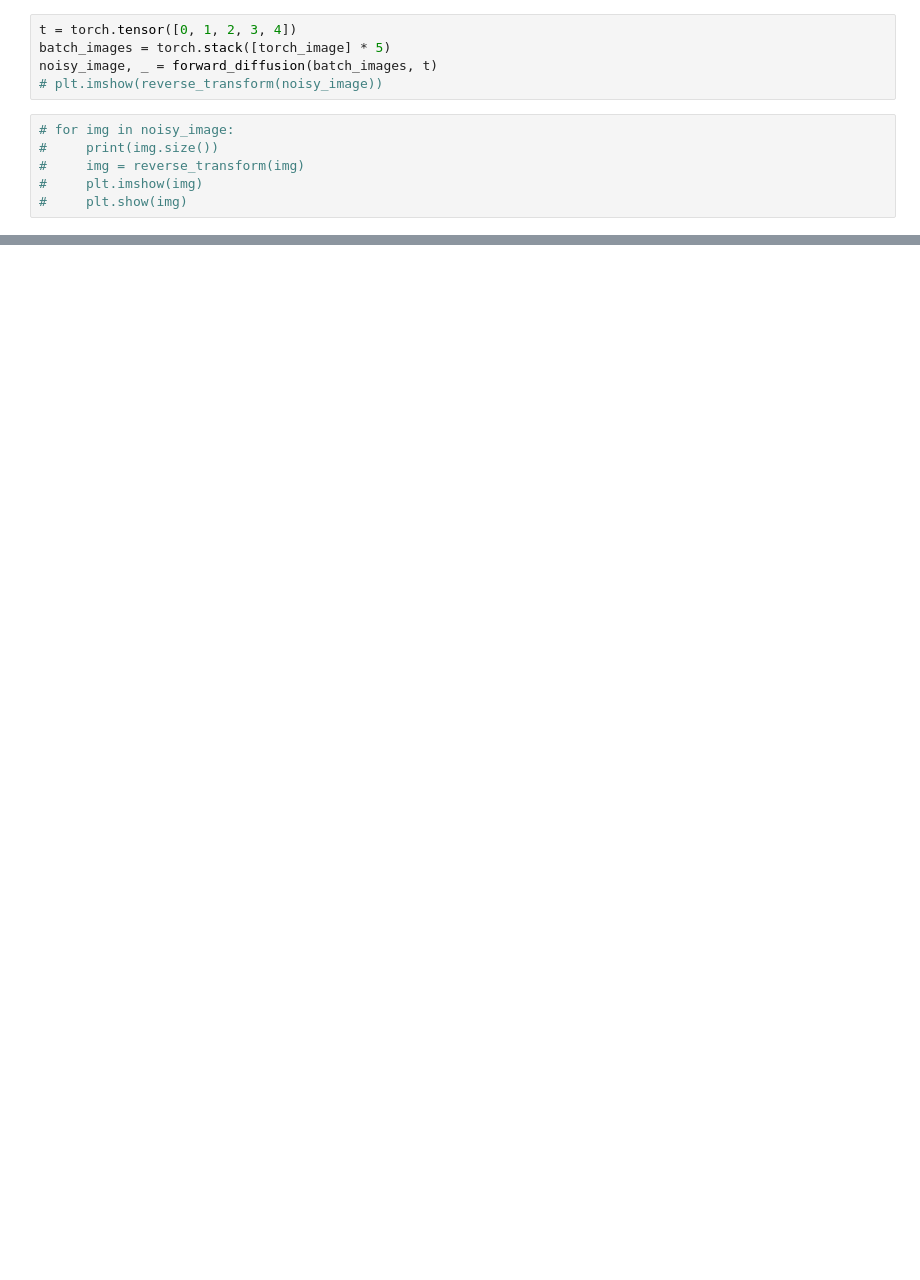
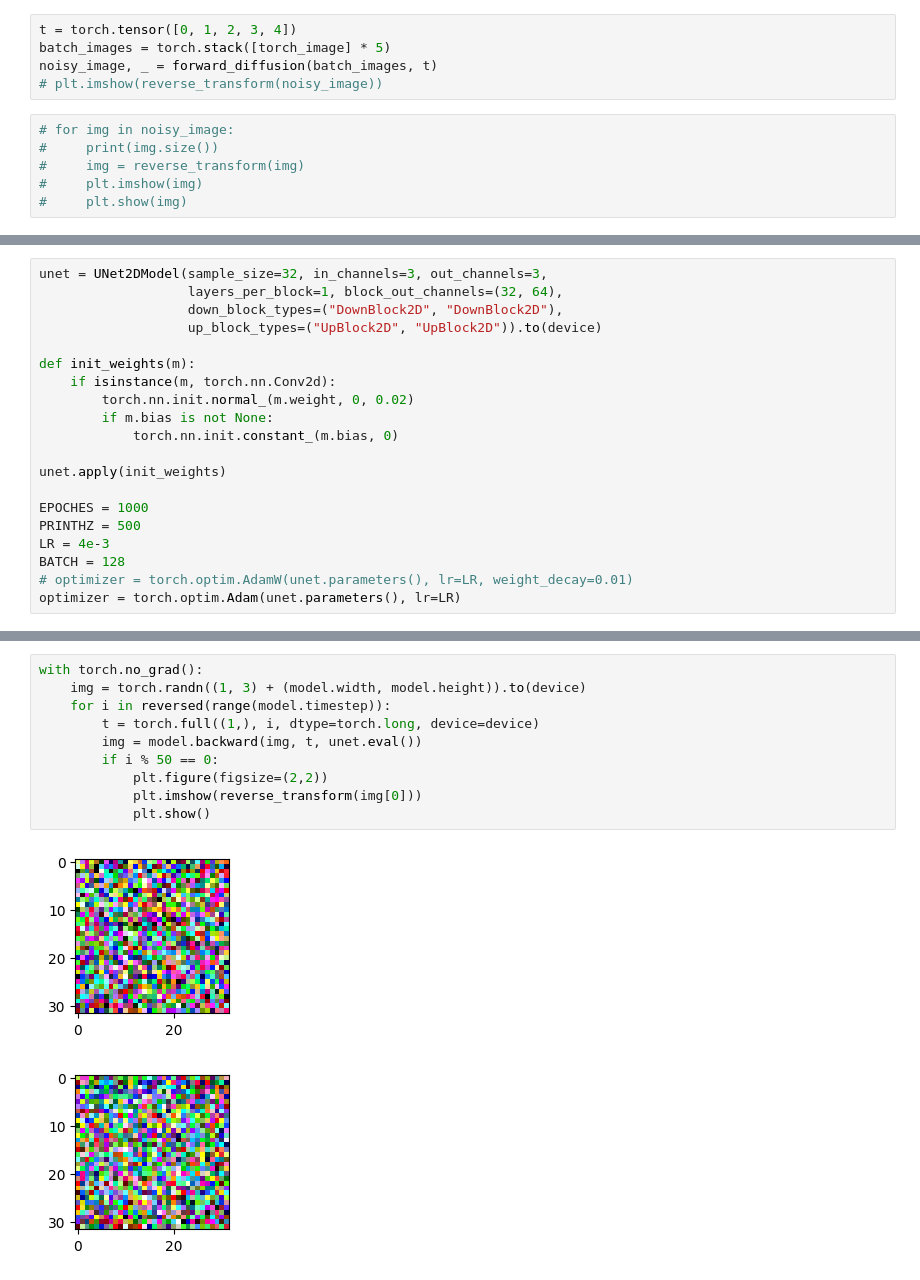
Before and after one commit to alenMangattu/stable-diffusion, a Jupyter notebook: stable-diffusion.ipynb, the cells around one changed output, grey strips where cells are left out. Saved outputs shown, nothing was run; the diff lists cells and outputs as text; blank space fills up the shorter version.

```diff
--- a/stable-diffusion.ipynb
+++ b/stable-diffusion.ipynb
@@ -181,0 +265,20 @@ noisy_image, _ = forward_diffusion(batch_images, t)
+# %%
+unet = UNet2DModel(sample_size=32, in_channels=3, out_channels=3,
+                   layers_per_block=1, block_out_channels=(32, 64),
+                   down_block_types=("DownBlock2D", "DownBlock2D"),
+                   up_block_types=("UpBlock2D", "UpBlock2D")).to(device)
+
+def init_weights(m):
+    if isinstance(m, torch.nn.Conv2d):
+        torch.nn.init.normal_(m.weight, 0, 0.02)
+        if m.bias is not None:
+            torch.nn.init.constant_(m.bias, 0)
+
+unet.apply(init_weights)
+
+EPOCHES = 1000
+PRINTHZ = 500
+LR = 4e-3
+BATCH = 128
+# optimizer = torch.optim.AdamW(unet.parameters(), lr=LR, weight_decay=0.01)
+optimizer = torch.optim.Adam(unet.parameters(), lr=LR)
@@ -181,0 +416,13 @@ noisy_image, _ = forward_diffusion(batch_images, t)
+# %%
+with torch.no_grad():
+    img = torch.randn((1, 3) + (model.width, model.height)).to(device)
+    for i in reversed(range(model.timestep)):
+        t = torch.full((1,), i, dtype=torch.long, device=device)
+        img = model.backward(img, t, unet.eval())
+        if i % 50 == 0:
+            plt.figure(figsize=(2,2))
+            plt.imshow(reverse_transform(img[0]))
+            plt.show()
+# %% [output]
+[figure, added]
+[figure, added]
```
Also changed, not shown: parts of 18 cells of this notebook.
